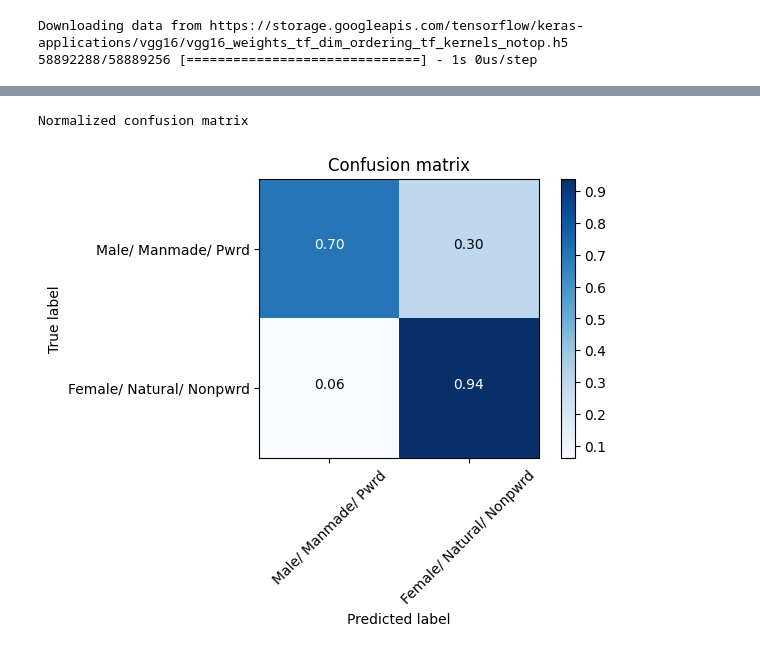
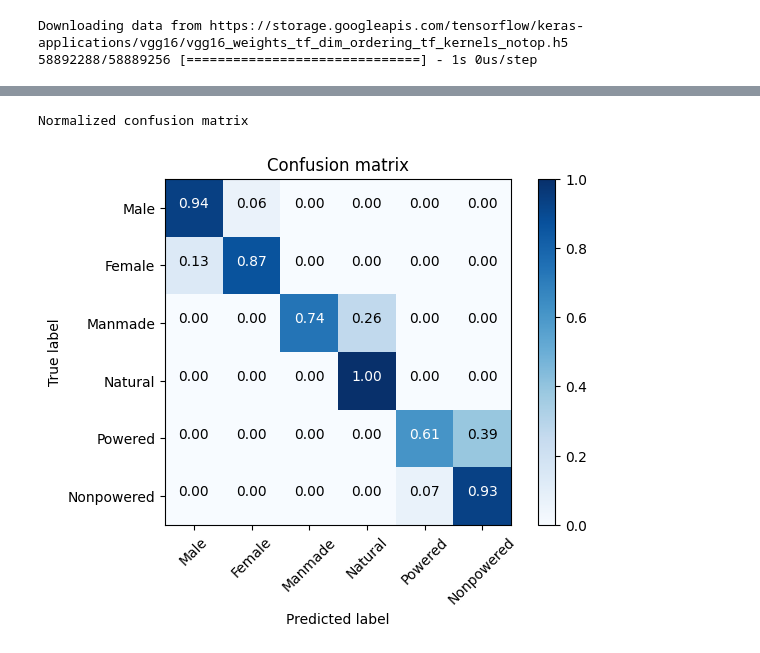
Before and after one commit to soukhind2/vgg16obj, a Jupyter notebook: colab_test.ipynb, the cells around one changed output, grey strips where cells are left out. Saved outputs shown, nothing was run; the diff lists cells and outputs as text; code cells hidden in the pictures.

```diff
--- a/colab_test.ipynb
+++ b/colab_test.ipynb
@@ -185,5 +163,5 @@ plot_model(model,show_shapes=True,expand_nested=True)
 # %%
-'''
+
 model = Sequential()
 
 model.add(Flatten(input_shape=train_data.shape[1:]))
@@ -192,20 +170,22 @@ model.add(Dense(4096, activation='relu'))
 model.add(Dense(4096, activation='relu'))
 model.add(Dense(6, activation='softmax'))
 model.summary()
+
+'''losses = {'branch1': 'binary_crossentropy',
+          'branch2': 'categorical_crossentropy'}
 '''
-
-losses = {'branch1': 'binary_crossentropy',
-          'branch2': 'categorical_crossentropy'}
+losses = 'categorical_crossentropy'
 
 model.compile(optimizer= Adam(lr=1e-5),
               loss=losses,
               metrics=['accuracy'])
+
 es = EarlyStopping(monitor='val_loss', mode='min', verbose=1)
 
-history = model.fit(x = train_data,  y = {'branch1':train_labels1,'branch2':train_labels2},
+history = model.fit(x = train_data,  y = train_labels,
           epochs=epochs,
           batch_size=64,
-          validation_data=(val_data, {'branch1':val_labels1,'branch2':val_labels2}),
+          validation_data=(val_data, val_labels),
           verbose = 1, callbacks = [es])
 
 #model.save_weights('top_weights',overwrite = True)
@@ -255,20 +242,20 @@ for (i, l) in enumerate(lossNames):
 # %%
-#classes = ['Male','Female','Manmade','Natural','Powered','Nonpowered']
-classes = ['Male/ Manmade/ Pwrd','Female/ Natural/ Nonpwrd']
+classes = ['Male','Female','Manmade','Natural','Powered','Nonpowered']
+#classes = ['Male/ Manmade/ Pwrd','Female/ Natural/ Nonpwrd']
 #classes = ['Face', 'Scene','Tool']
 plt.style.use('default')
 
 from vgg16obj.tools import plot_tools as pt
 #pt.plot_metrics(history)
 
 
-categorical_test_labels = pd.DataFrame(test_labels1).idxmax(axis=1)
-categorical_preds = pd.DataFrame(pred[0]).idxmax(axis=1)
+categorical_test_labels = pd.DataFrame(test_labels).idxmax(axis=1)
+categorical_preds = pd.DataFrame(pred).idxmax(axis=1)
 cm = confusion_matrix(categorical_test_labels, categorical_preds)
 
 pt.plot_confusion_matrix(cm,classes,normalize = True)
 # %% [output]
 Normalized confusion matrix
-[figure, old version]
+[figure, new version]
 # %%
 plot_model(model,show_shapes=True,expand_nested=True)
```
Also changed, not shown: parts of 12 cells of this notebook.
